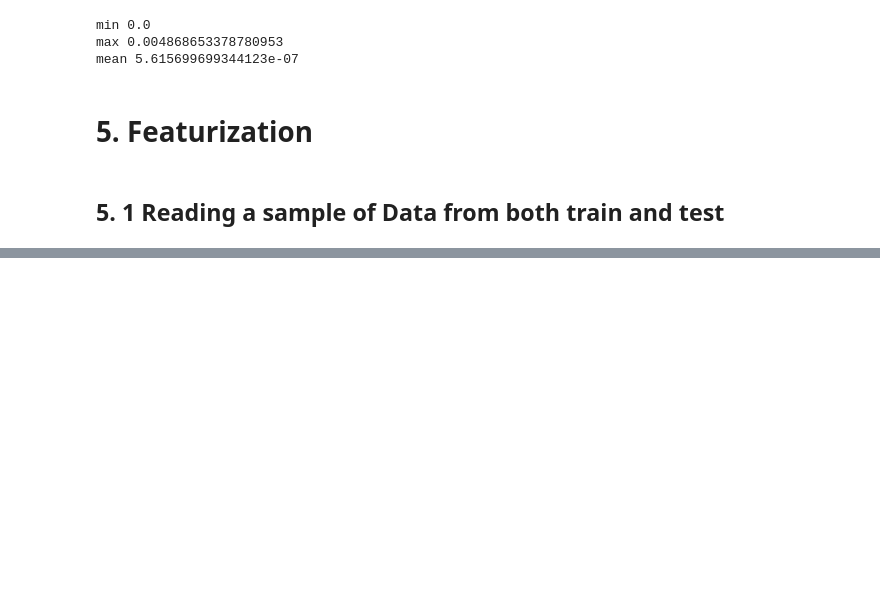
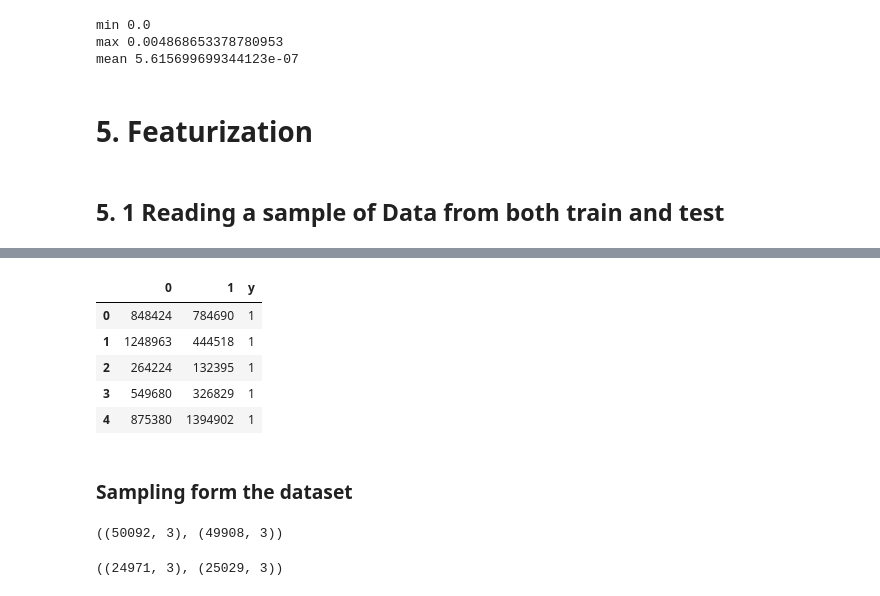
Before and after one commit to Sahil-Chavan/Friend-Recommendation-System-Facebook-Using-GraphMining, a Jupyter notebook: Facebook_Featurization.ipynb, the cells around one changed output, grey strips where cells are left out. Saved outputs shown, nothing was run; the diff lists cells and outputs as text; code cells hidden in the pictures; blank space fills up the shorter version.

```diff
--- a/Facebook_Featurization.ipynb
+++ b/Facebook_Featurization.ipynb
@@ -314,0 +328,23 @@ mean 5.615699699344123e-07
+# %%
+X_test['y'] = Y_test.astype('int32')[0]
+# %%
+X_test.head(5)
+# %% [output]
+|  | 0 | 1 | y |
+| 0 | 848424 | 784690 | 1 |
+| 1 | 1248963 | 444518 | 1 |
+| 2 | 264224 | 132395 | 1 |
+| 3 | 549680 | 326829 | 1 |
+| 4 | 875380 | 1394902 | 1 |
+# %% [markdown]
+### Sampling form the dataset
+# %%
+xtrain = X_train.sample(n = 100000,replace = False,random_state = 2)
+xtrain[xtrain['y']==0].shape,xtrain[xtrain['y']==1].shape
+# %% [output]
+((50092, 3), (49908, 3))
+# %%
+xtest = X_test.sample(n = 50000,replace = False,random_state = 2)
+xtest[xtest['y']==0].shape,xtest[xtest['y']==1].shape
+# %% [output]
+((24971, 3), (25029, 3))
```
Also changed, not shown: parts of 30 cells of this notebook.
